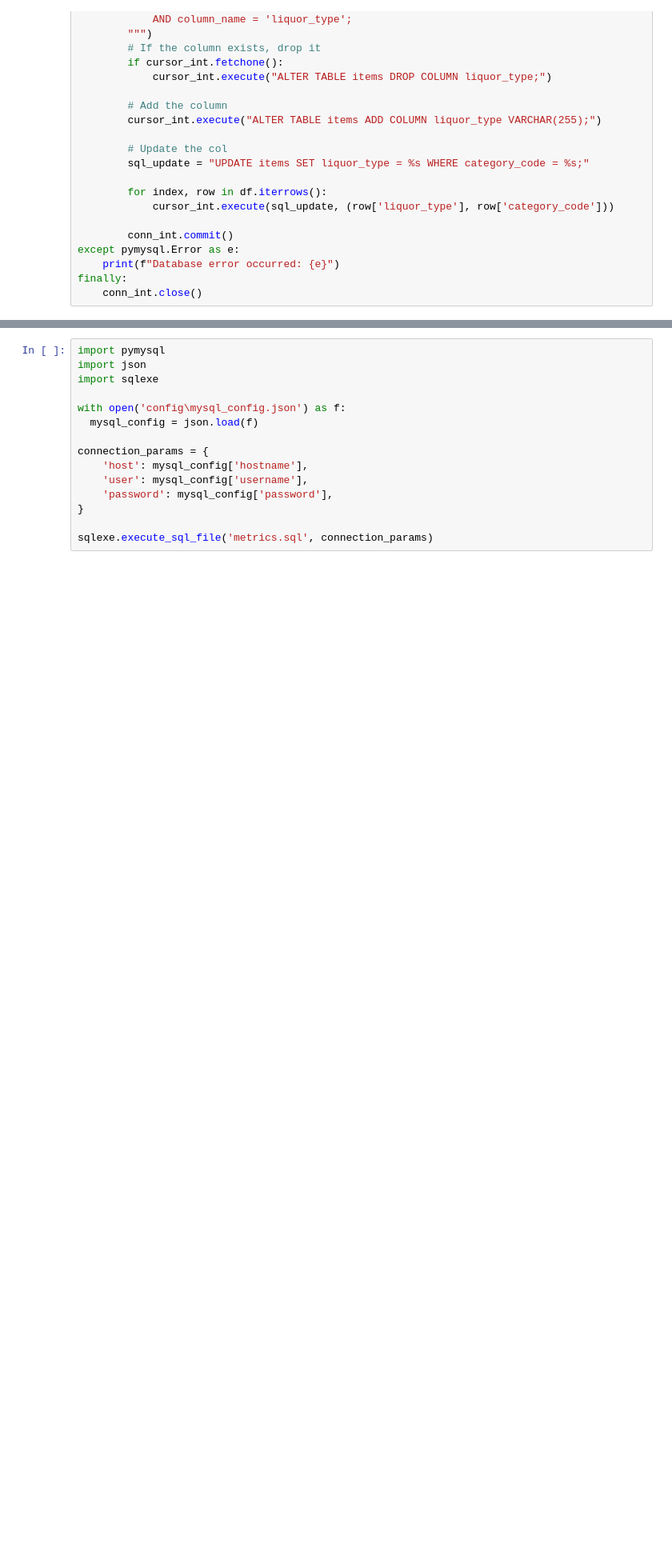
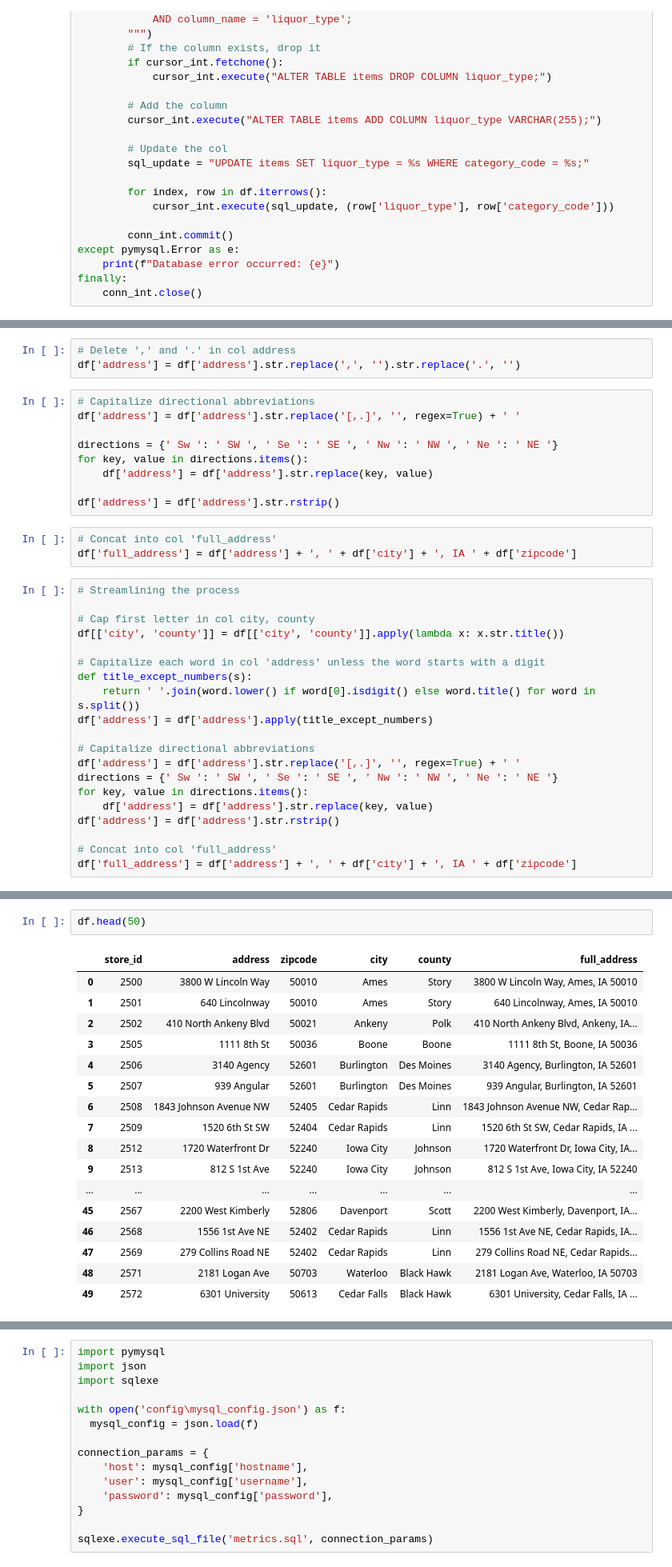
Before and after one commit to MarcelMetrics/hyvee-iowa-liquor-sales-insight, a Jupyter notebook: 05_HyVee_Sales_Feature_Engineering.ipynb, the cells around one changed output, grey strips where cells are left out. Shown at 80% size. Saved outputs shown, nothing was run; the diff lists cells and outputs as text; blank space fills up the shorter version.

Commit message:
Adding col full_address

```diff
--- a/05_HyVee_Sales_Feature_Engineering.ipynb
+++ b/05_HyVee_Sales_Feature_Engineering.ipynb
@@ -304,0 +328,35 @@ finally:
+# %%
+# Delete ',' and '.' in col address
+df['address'] = df['address'].str.replace(',', '').str.replace('.', '')
+# %%
+# Capitalize directional abbreviations
+df['address'] = df['address'].str.replace('[,.]', '', regex=True) + ' '
+
+directions = {' Sw ': ' SW ', ' Se ': ' SE ', ' Nw ': ' NW ', ' Ne ': ' NE '}
+for key, value in directions.items():
+    df['address'] = df['address'].str.replace(key, value)
+
+df['address'] = df['address'].str.rstrip()
+# %%
+# Concat into col 'full_address'
+df['full_address'] = df['address'] + ', ' + df['city'] + ', IA ' + df['zipcode']
+# %%
+# Streamlining the process
+
+# Cap first letter in col city, county
+df[['city', 'county']] = df[['city', 'county']].apply(lambda x: x.str.title())
+
+# Capitalize each word in col 'address' unless the word starts with a digit
+def title_except_numbers(s):
+    return ' '.join(word.lower() if word[0].isdigit() else word.title() for word in s.split())
+df['address'] = df['address'].apply(title_except_numbers)
+
+# Capitalize directional abbreviations
+df['address'] = df['address'].str.replace('[,.]', '', regex=True) + ' '
+directions = {' Sw ': ' SW ', ' Se ': ' SE ', ' Nw ': ' NW ', ' Ne ': ' NE '}
+for key, value in directions.items():
+    df['address'] = df['address'].str.replace(key, value)
+df['address'] = df['address'].str.rstrip()
+
+# Concat into col 'full_address'
+df['full_address'] = df['address'] + ', ' + df['city'] + ', IA ' + df['zipcode']
@@ -305 +393,21 @@ finally:
+# %%
+df.head(50)
+# %% [output]
+|  | store_id | address | zipcode | city | county | full_address |
+| 0 | 2500 | 3800 W Lincoln Way | 50010 | Ames | Story | 3800 W Lincoln Way, Ames, IA 50010 |
+| 1 | 2501 | 640 Lincolnway | 50010 | Ames | Story | 640 Lincolnway, Ames, IA 50010 |
+| 2 | 2502 | 410 North Ankeny Blvd | 50021 | Ankeny | Polk | 410 North Ankeny Blvd, Ankeny, IA... |
+| 3 | 2505 | 1111 8th St | 50036 | Boone | Boone | 1111 8th St, Boone, IA 50036 |
+| 4 | 2506 | 3140 Agency | 52601 | Burlington | Des Moines | 3140 Agency, Burlington, IA 52601 |
+| 5 | 2507 | 939 Angular | 52601 | Burlington | Des Moines | 939 Angular, Burlington, IA 52601 |
+| 6 | 2508 | 1843 Johnson Avenue NW | 52405 | Cedar Rapids | Linn | 1843 Johnson Avenue NW, Cedar Rap... |
+| 7 | 2509 | 1520 6th St SW | 52404 | Cedar Rapids | Linn | 1520 6th St SW, Cedar Rapids, IA ... |
+| 8 | 2512 | 1720 Waterfront Dr | 52240 | Iowa City | Johnson | 1720 Waterfront Dr, Iowa City, IA... |
+| 9 | 2513 | 812 S 1st Ave | 52240 | Iowa City | Johnson | 812 S 1st Ave, Iowa City, IA 52240 |
+| ... | ... | ... | ... | ... | ... | ... |
+| 45 | 2567 | 2200 West Kimberly | 52806 | Davenport | Scott | 2200 West Kimberly, Davenport, IA... |
+| 46 | 2568 | 1556 1st Ave NE | 52402 | Cedar Rapids | Linn | 1556 1st Ave NE, Cedar Rapids, IA... |
+| 47 | 2569 | 279 Collins Road NE | 52402 | Cedar Rapids | Linn | 279 Collins Road NE, Cedar Rapids... |
+| 48 | 2571 | 2181 Logan Ave | 50703 | Waterloo | Black Hawk | 2181 Logan Ave, Waterloo, IA 50703 |
+| 49 | 2572 | 6301 University | 50613 | Cedar Falls | Black Hawk | 6301 University, Cedar Falls, IA ... |
 # %% [markdown]
```
Also changed, not shown: parts of 8 cells of this notebook, 1 other file.
